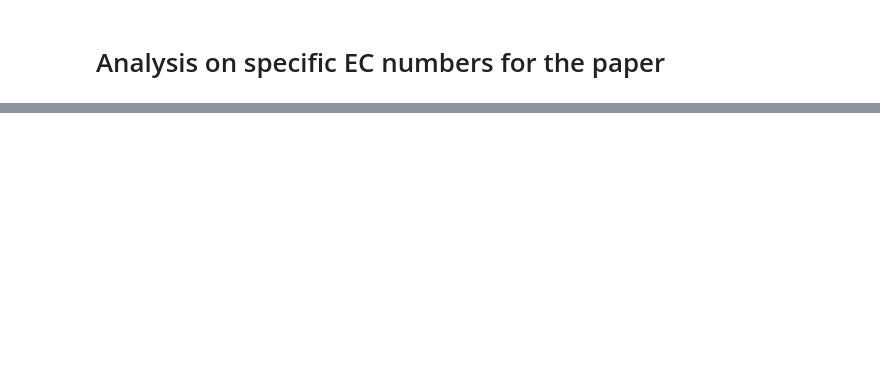
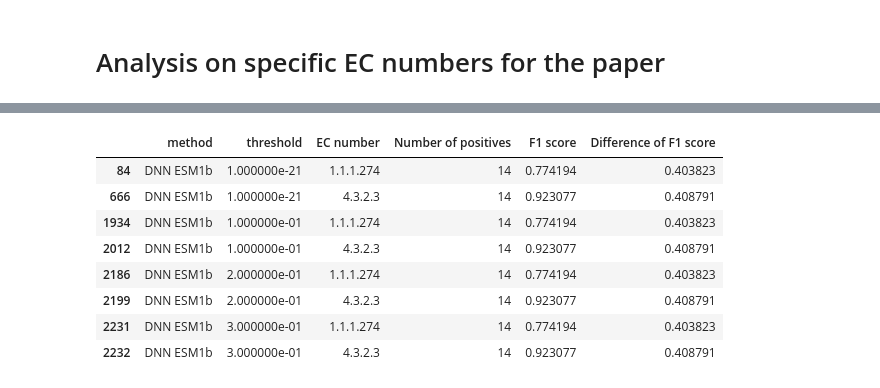
Before and after one commit to jcapels/ec_numbers_prediction, a Jupyter notebook: notebooks/5-differences_blast_and_dl_models/5.2-analysis_on_specific_ec_numbers.ipynb, the cells around one changed output, grey strips where cells are left out. Cells and saved outputs as stored; diff of their text form; code cells hidden in the pictures; blank space fills up the shorter version.

```diff
--- a/notebooks/5-differences_blast_and_dl_models/5.2-analysis_on_specific_ec_numbers.ipynb
+++ b/notebooks/5-differences_blast_and_dl_models/5.2-analysis_on_specific_ec_numbers.ipynb
@@ -21,7 +19,7 @@ import pickle
 with open(f'{data_path}/f1_scores/esm2_t36_3B_UR50D_f1_score.pkl', 'rb') as f:
     esm2_t36_3B_UR50D_f1_score_list = pickle.load(f)
 
-with open(f'{data_path}/f1_scores/protein_bert_f1_score.pkl', 'rb') as f:
+with open(f'{data_path}/f1_scores/prot_bert_f1_score.pkl', 'rb') as f:
     protein_bert_f1_score_list = pickle.load(f)
 
 with open(f'{data_path}/f1_scores/esm1b_f1_score.pkl', 'rb') as f:
@@ -109,6 +107,18 @@ results = pd.concat((results, pd.DataFrame(
     get_results_for_threshold(comparison_protein_bert, samples_per_label_test, protein_bert_f1_score_list,
                               "DNN ProtBERT", blast=True))))
 results.to_csv("results_for_threshold_by_ec_by_method_with_blast.csv", index=False)
+# %%
+results[results["Difference of F1 score"] > 0.4]
+# %% [output]
+|  | method | threshold | EC number | Number of positives | F1 score | Difference of F1 score |
+| 84 | DNN ESM1b | 1.000000e-21 | 1.1.1.274 | 14 | 0.774194 | 0.403823 |
+| 666 | DNN ESM1b | 1.000000e-21 | 4.3.2.3 | 14 | 0.923077 | 0.408791 |
+| 1934 | DNN ESM1b | 1.000000e-01 | 1.1.1.274 | 14 | 0.774194 | 0.403823 |
+| 2012 | DNN ESM1b | 1.000000e-01 | 4.3.2.3 | 14 | 0.923077 | 0.408791 |
+| 2186 | DNN ESM1b | 2.000000e-01 | 1.1.1.274 | 14 | 0.774194 | 0.403823 |
+| 2199 | DNN ESM1b | 2.000000e-01 | 4.3.2.3 | 14 | 0.923077 | 0.408791 |
+| 2231 | DNN ESM1b | 3.000000e-01 | 1.1.1.274 | 14 | 0.774194 | 0.403823 |
+| 2232 | DNN ESM1b | 3.000000e-01 | 4.3.2.3 | 14 | 0.923077 | 0.408791 |
 # %%
 aldo_keto_reductases = results[results["EC number"].isin(["1.1.1.107", "1.1.1.112", "1.1.1.116", "1.1.1.117", "1.1.1.122",
                                                           "1.1.1.149", "1.1.1.156", "1.1.1.184", "1.1.1.188", "1.1.1.189",
```
Also changed, not shown: parts of 3 cells of this notebook, 12 other files.
